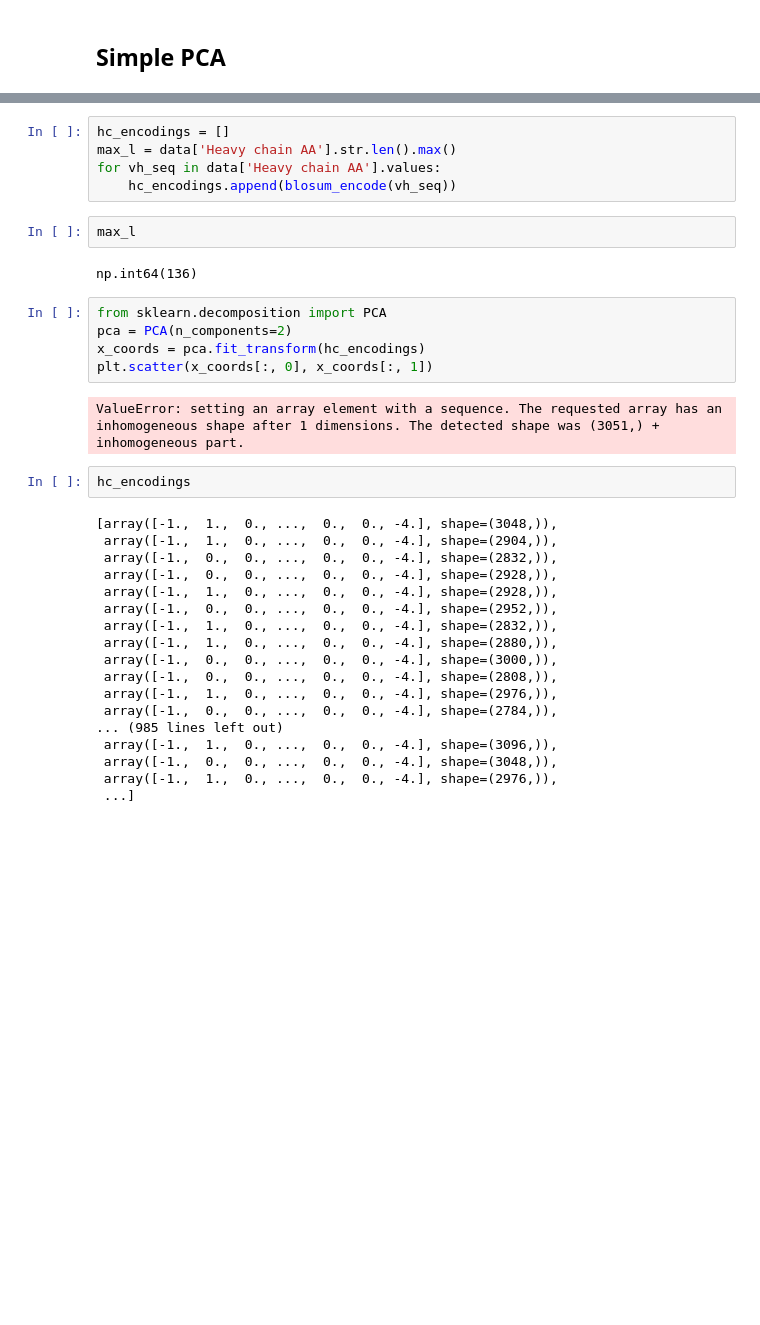
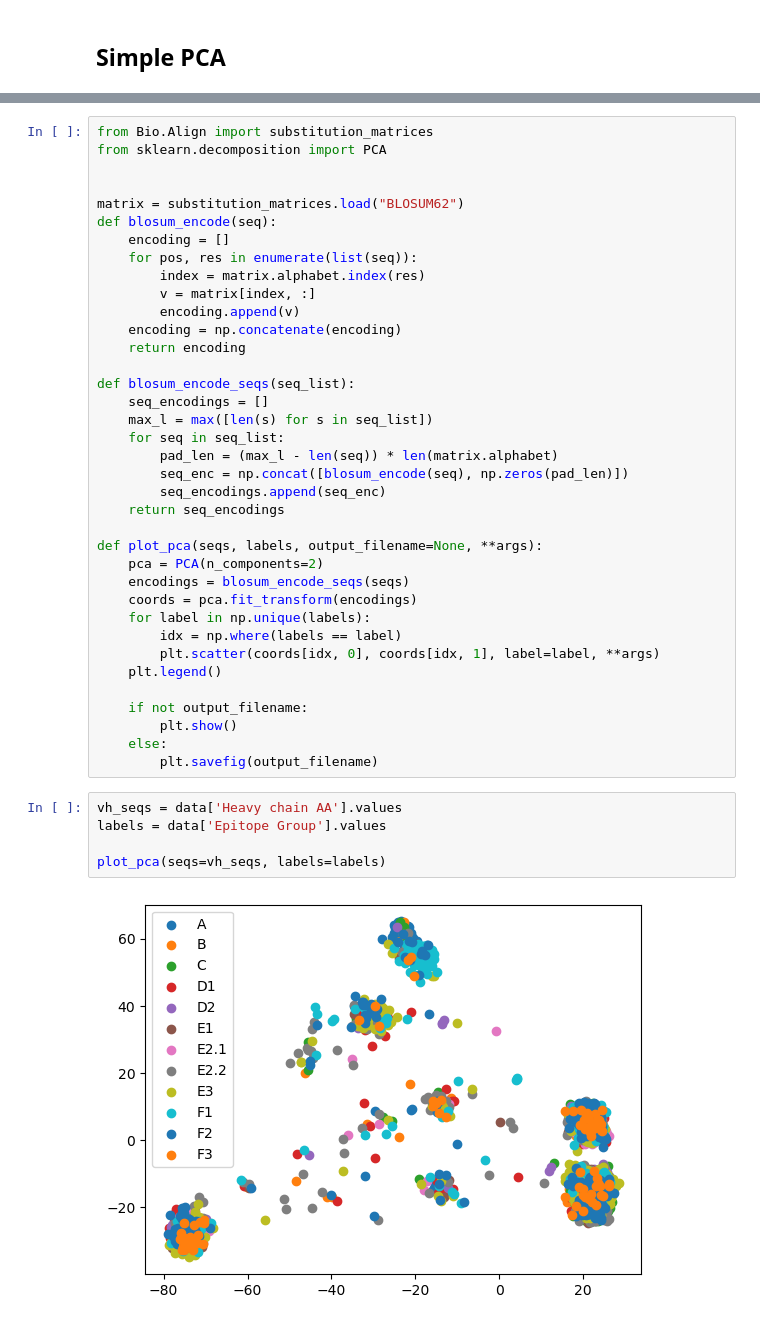
Before and after one commit to JonasBlomquist/AI4ProtEng_AIntibody, a Jupyter notebook: notebooks/data_load.ipynb, the cells around one changed output, grey strips where cells are left out. Cells and saved outputs as stored; diff of their text form; blank space fills up the shorter version.

Commit message:
Added partition part to data_load notebook

```diff
--- a/notebooks/data_load.ipynb
+++ b/notebooks/data_load.ipynb
@@ -78,36 +68,44 @@ def blosum_encode(seq):
-# %%
-hc_encodings = []
-max_l = data['Heavy chain AA'].str.len().max()
-for vh_seq in data['Heavy chain AA'].values:
-    hc_encodings.append(blosum_encode(vh_seq))
-# %%
-max_l
-# %% [output]
-np.int64(136)
-# %%
-from sklearn.decomposition import PCA
-pca = PCA(n_components=2)
-x_coords = pca.fit_transform(hc_encodings)
-plt.scatter(x_coords[:, 0], x_coords[:, 1])
-# %% [output]
-ValueError: setting an array element with a sequence. The requested array has an inhomogeneous shape after 1 dimensions. The detected shape was (3051,) + inhomogeneous part.
-# %%
-hc_encodings
-# %% [output]
-[array([-1.,  1.,  0., ...,  0.,  0., -4.], shape=(3048,)),
- array([-1.,  1.,  0., ...,  0.,  0., -4.], shape=(2904,)),
- array([-1.,  0.,  0., ...,  0.,  0., -4.], shape=(2832,)),
- array([-1.,  0.,  0., ...,  0.,  0., -4.], shape=(2928,)),
- array([-1.,  1.,  0., ...,  0.,  0., -4.], shape=(2928,)),
- array([-1.,  0.,  0., ...,  0.,  0., -4.], shape=(2952,)),
- array([-1.,  1.,  0., ...,  0.,  0., -4.], shape=(2832,)),
- array([-1.,  1.,  0., ...,  0.,  0., -4.], shape=(2880,)),
- array([-1.,  0.,  0., ...,  0.,  0., -4.], shape=(3000,)),
- array([-1.,  0.,  0., ...,  0.,  0., -4.], shape=(2808,)),
- array([-1.,  1.,  0., ...,  0.,  0., -4.], shape=(2976,)),
- array([-1.,  0.,  0., ...,  0.,  0., -4.], shape=(2784,)),
-... (985 lines left out)
- array([-1.,  1.,  0., ...,  0.,  0., -4.], shape=(3096,)),
- array([-1.,  0.,  0., ...,  0.,  0., -4.], shape=(3048,)),
- array([-1.,  1.,  0., ...,  0.,  0., -4.], shape=(2976,)),
- ...]
+# %%
+from Bio.Align import substitution_matrices
+from sklearn.decomposition import PCA
+
+
+matrix = substitution_matrices.load("BLOSUM62")
+def blosum_encode(seq):
+    encoding = []
+    for pos, res in enumerate(list(seq)):
+        index = matrix.alphabet.index(res)
+        v = matrix[index, :]
+        encoding.append(v)
+    encoding = np.concatenate(encoding)
+    return encoding
+
+def blosum_encode_seqs(seq_list):
+    seq_encodings = []
+    max_l = max([len(s) for s in seq_list])
+    for seq in seq_list:
+        pad_len = (max_l - len(seq)) * len(matrix.alphabet)
+        seq_enc = np.concat([blosum_encode(seq), np.zeros(pad_len)])
+        seq_encodings.append(seq_enc)
+    return seq_encodings
+
+def plot_pca(seqs, labels, output_filename=None, **args):
+    pca = PCA(n_components=2)
+    encodings = blosum_encode_seqs(seqs)
+    coords = pca.fit_transform(encodings)
+    for label in np.unique(labels):
+        idx = np.where(labels == label)
+        plt.scatter(coords[idx, 0], coords[idx, 1], label=label, **args)
+    plt.legend()
+
+    if not output_filename:
+        plt.show()
+    else:
+        plt.savefig(output_filename)
+# %%
+vh_seqs = data['Heavy chain AA'].values
+labels = data['Epitope Group'].values
+
+plot_pca(seqs=vh_seqs, labels=labels)
+# %% [output]
+[figure, added]
```
Also changed, not shown: parts of 20 cells of this notebook.
